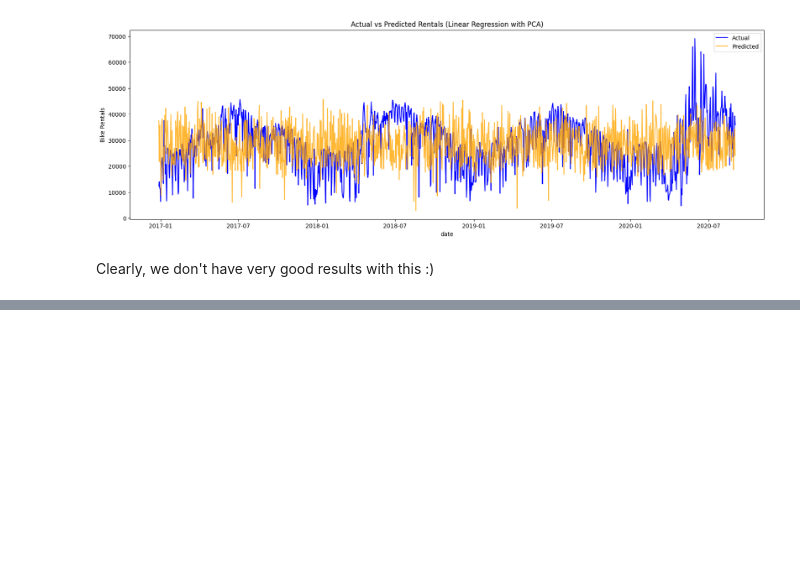
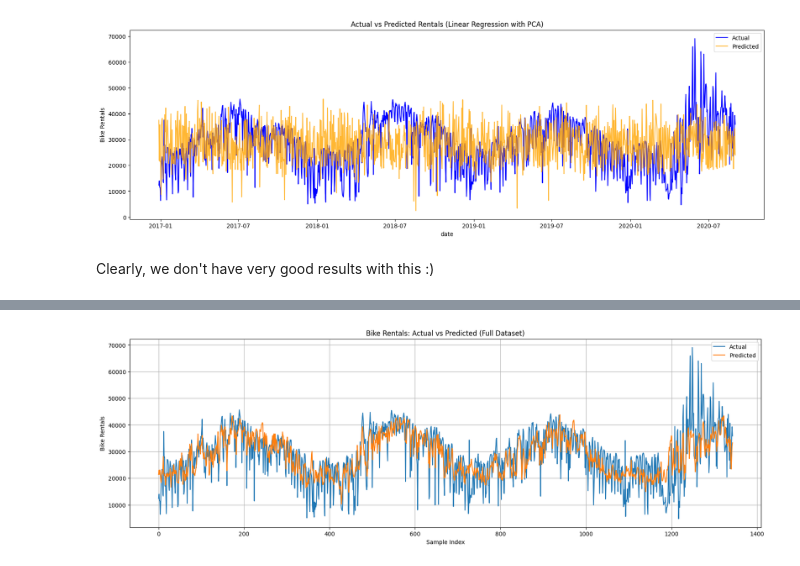
Before and after one commit to LotsAr/DataDrivenProject, a Jupyter notebook: ProjectCode.ipynb, the cells around one changed output, grey strips where cells are left out. Saved outputs shown, nothing was run; the diff lists cells and outputs as text; code cells hidden in the pictures; blank space fills up the shorter version.

```diff
--- a/ProjectCode.ipynb
+++ b/ProjectCode.ipynb
@@ -850,0 +985,22 @@ Clearly, we don't have very good results with this :)
+# %%
+#first option
+
+# Predict on the full dataset (in original order)
+x_all_scaled = x_scaler.transform(x)
+y_all_pred_scaled = model.predict(x_all_scaled)
+y_all_pred = y_scaler.inverse_transform(y_all_pred_scaled)
+
+# True values are already in original order
+y_all_true = y.values
+
+# Plot
+plt.figure(figsize=(20,6))
+plt.plot(y_all_true, label='Actual')
+plt.plot(y_all_pred, label='Predicted')
+plt.title('Bike Rentals: Actual vs Predicted (Full Dataset)')
+plt.xlabel('Sample Index')
+plt.ylabel('Bike Rentals')
+plt.legend()
+plt.grid()
+plt.show()
+# %% [output]
@@ -850,0 +1008 @@ Clearly, we don't have very good results with this :)
+[figure, added]
```
Also changed, not shown: parts of 15 cells of this notebook.
